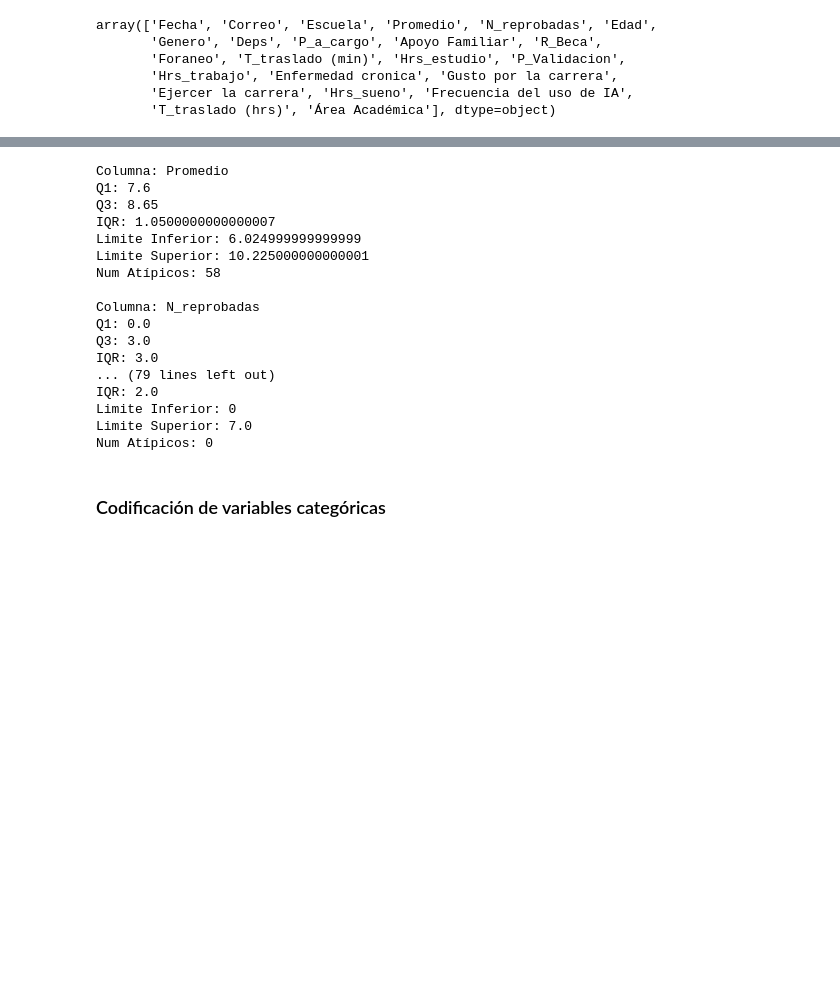
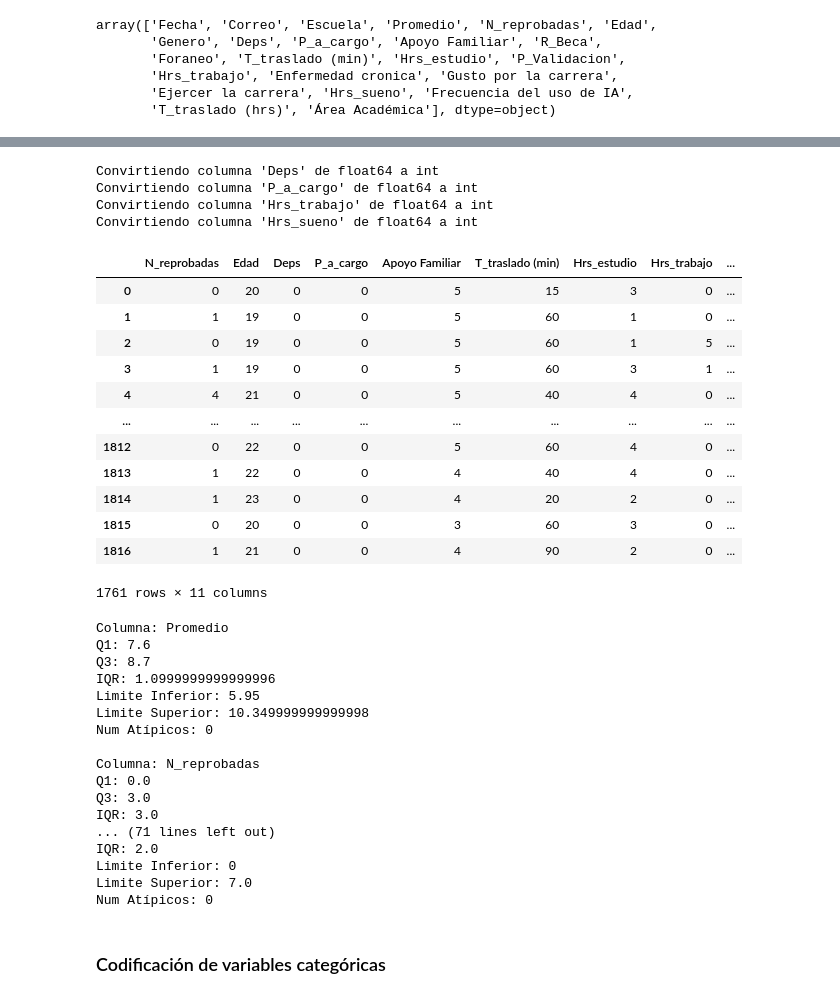
Before and after one commit to JRI11930/IPN-Analysis, a Jupyter notebook: IPN_Analysis.ipynb, the cells around one changed output, grey strips where cells are left out. Drawn from its saved outputs; the diff is of its cells as text; code cells hidden in the pictures; blank space fills up the shorter version.

```diff
--- a/IPN_Analysis.ipynb
+++ b/IPN_Analysis.ipynb
@@ -671,0 +946,46 @@ array(['Fecha', 'Correo', 'Escuela', 'Promedio', 'N_reprobadas', 'Edad',
+# %%
+"""
+=== CONVERSIÓN A ENTEROS EN LAS COLUMNAS CORRESPONDIENTES ===
+
+Descripcion: la funcion convert_to_int convierte todas las columnas numericas a int, con excepcion del
+Promedio que se queda en float.
+
+"""
+
+# Funcion para convertir todas las columnas numericas a entero a excepcion del Promedio.
+def convert_to_int(df):
+    # Seleccionar columnas numéricas
+    numeric_columns = df.select_dtypes(include=['number']).columns
+    # Nueva lista de las columnas numéricas quitando "promedio"
+    numeric_columns_sin_promedio = [col for col in numeric_columns if col != 'Promedio']
+
+
+    for col in numeric_columns_sin_promedio:
+        # Verifica si el tipo de dato no es int64
+        if df[col].dtype != 'int64':
+            # Imprime las columnas que cambio a int
+            print(f"Convirtiendo columna '{col}' de {df[col].dtype} a int")
+            # Rellena NaN con 0 y convierte a int
+            df[col] = df[col].fillna(0).astype(int)
+    return df[numeric_columns_sin_promedio]
+
+# Aplica la función y actualiza df
+convert_to_int(df)
+# %% [output]
+Convirtiendo columna 'Deps' de float64 a int
+Convirtiendo columna 'P_a_cargo' de float64 a int
+Convirtiendo columna 'Hrs_trabajo' de float64 a int
+Convirtiendo columna 'Hrs_sueno' de float64 a int
+|  | N_reprobadas | Edad | Deps | P_a_cargo | Apoyo Familiar | T_traslado (min) | Hrs_estudio | Hrs_trabajo | ... |
+| 0 | 0 | 20 | 0 | 0 | 5 | 15 | 3 | 0 | ... |
+| 1 | 1 | 19 | 0 | 0 | 5 | 60 | 1 | 0 | ... |
+| 2 | 0 | 19 | 0 | 0 | 5 | 60 | 1 | 5 | ... |
+| 3 | 1 | 19 | 0 | 0 | 5 | 60 | 3 | 1 | ... |
+| 4 | 4 | 21 | 0 | 0 | 5 | 40 | 4 | 0 | ... |
+| ... | ... | ... | ... | ... | ... | ... | ... | ... | ... |
+| 1812 | 0 | 22 | 0 | 0 | 5 | 60 | 4 | 0 | ... |
+| 1813 | 1 | 22 | 0 | 0 | 4 | 40 | 4 | 0 | ... |
+| 1814 | 1 | 23 | 0 | 0 | 4 | 20 | 2 | 0 | ... |
+| 1815 | 0 | 20 | 0 | 0 | 3 | 60 | 3 | 0 | ... |
+| 1816 | 1 | 21 | 0 | 0 | 4 | 90 | 2 | 0 | ... |
+1761 rows × 11 columns
@@ -675,7 +1011,7 @@ array(['Fecha', 'Correo', 'Escuela', 'Promedio', 'N_reprobadas', 'Edad',
 # Seleccionar columnas que deberían ser numéricas
 columnas_numericas = ['Promedio', 'N_reprobadas', 'Edad', 'Deps', 'P_a_cargo',
                       'Apoyo Familiar', 'T_traslado (min)', 'Hrs_estudio',
-                      'P_Validacion', 'Hrs_trabajo', 'Hrs_sueno',
+                       'Hrs_trabajo', 'Hrs_sueno',
                       'Frecuencia del uso de IA']
 
 # Asegurar que las columnas sean numéricas
@@ -723,17 +1059,17 @@ for columna, resultados in resultados_outliers.items():
 # %% [output]
 Columna: Promedio
 Q1: 7.6
-Q3: 8.65
-IQR: 1.0500000000000007
-Limite Inferior: 6.024999999999999
-Limite Superior: 10.225000000000001
-Num Atípicos: 58
+Q3: 8.7
+IQR: 1.0999999999999996
+Limite Inferior: 5.95
+Limite Superior: 10.349999999999998
+Num Atípicos: 0
 
 Columna: N_reprobadas
 Q1: 0.0
 Q3: 3.0
 IQR: 3.0
-... (79 lines left out)
+... (71 lines left out)
 IQR: 2.0
 Limite Inferior: 0
 Limite Superior: 7.0
```
Also changed, not shown: parts of 27 cells of this notebook.
